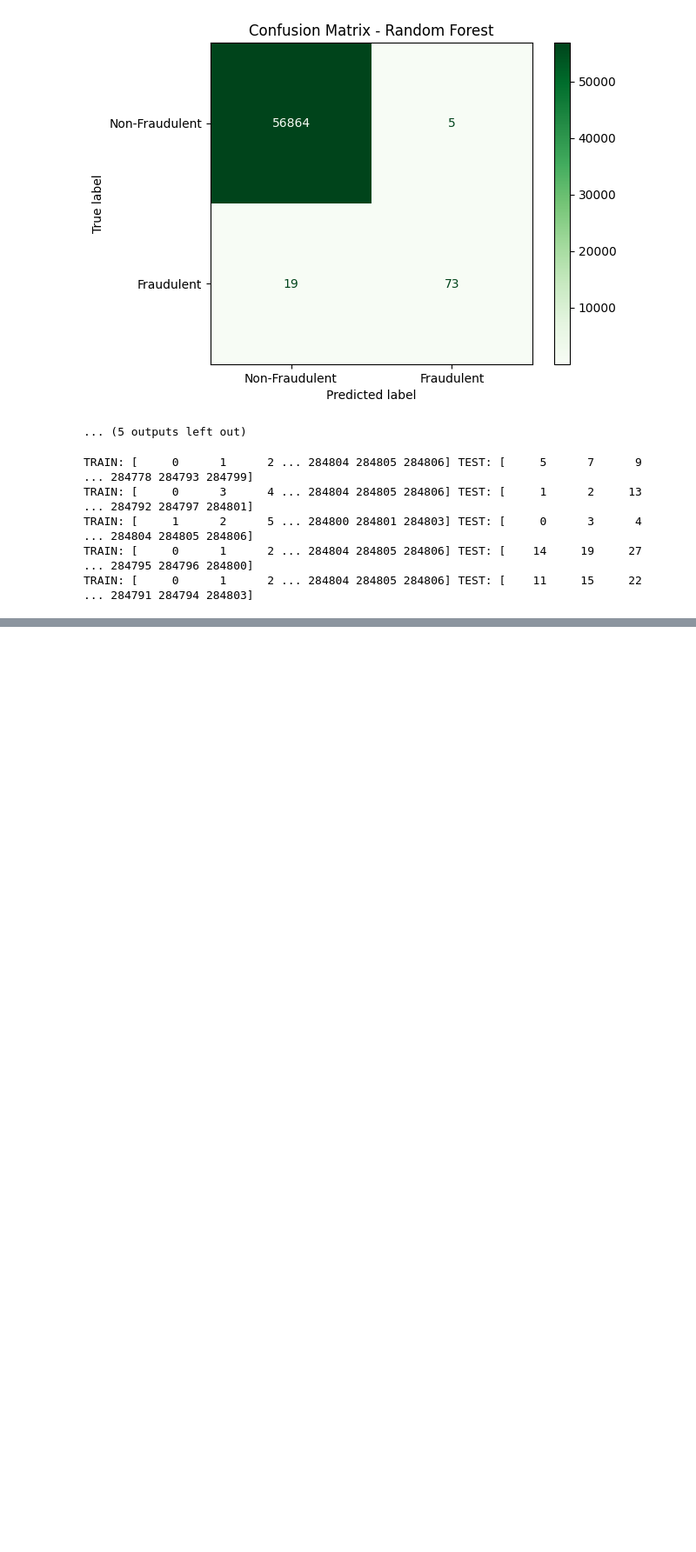
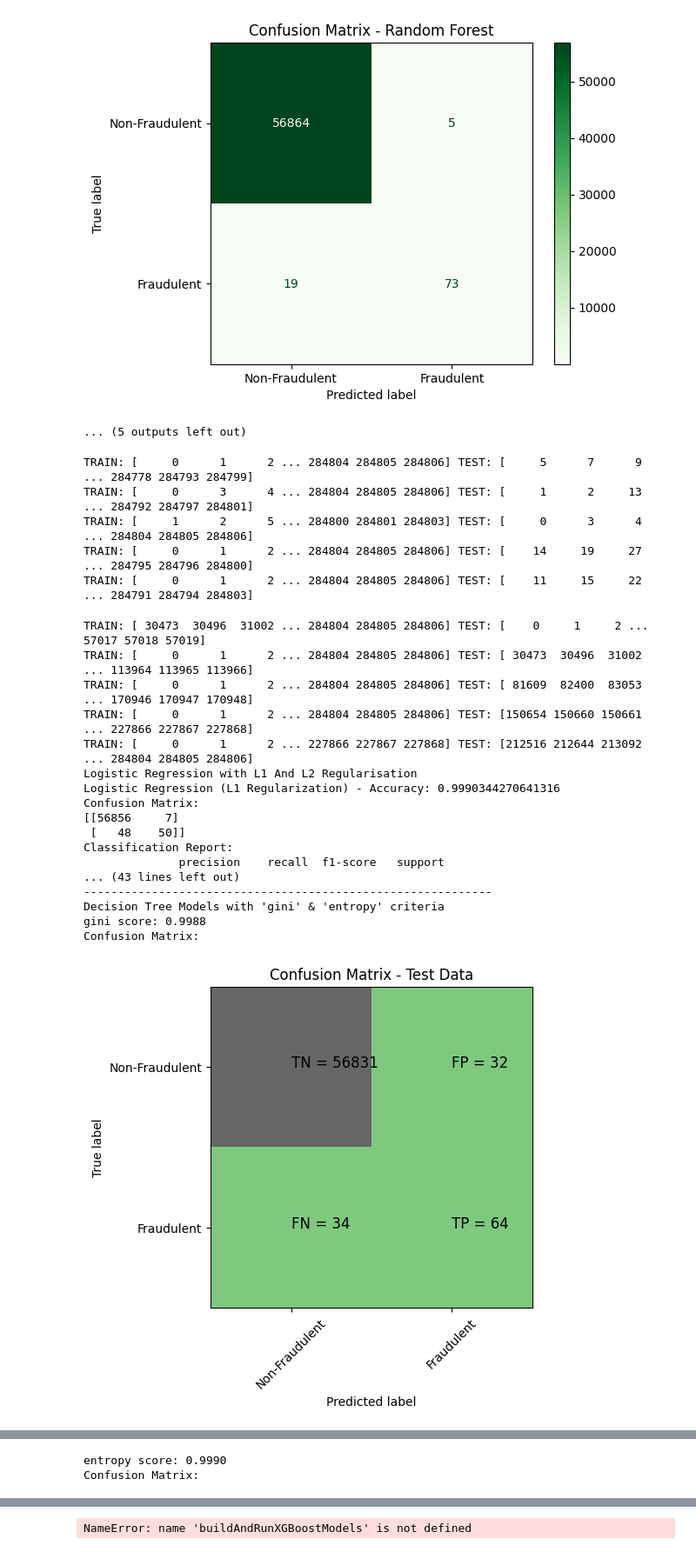
Before and after one commit to Aaratiii/CODSOFT-Credit_Card_Fraud_Detection, a Jupyter notebook: CreditCardFraudDetection.ipynb, the cells around one changed output, grey strips where cells are left out. Shown at 87% size. Saved outputs shown, nothing was run; the diff lists cells and outputs as text; code cells hidden in the pictures; blank space fills up the shorter version.

```diff
--- a/CreditCardFraudDetection.ipynb
+++ b/CreditCardFraudDetection.ipynb
@@ -1199,3 +1199,71 @@ TRAIN: [     0      3      4 ... 284804 284805 284806] TEST: [     1      2
 TRAIN: [     1      2      5 ... 284800 284801 284803] TEST: [     0      3      4 ... 284804 284805 284806]
 TRAIN: [     0      1      2 ... 284804 284805 284806] TEST: [    14     19     27 ... 284795 284796 284800]
 TRAIN: [     0      1      2 ... 284804 284805 284806] TEST: [    11     15     22 ... 284791 284794 284803]
+# %%
+skf = StratifiedKFold(n_splits=5, random_state=None)
+
+for train_index, test_index in skf.split(X, y):
+    print("TRAIN:", train_index, "TEST:", test_index)
+    X_train_SKF_cv, X_test_SKF_cv = X.iloc[train_index], X.iloc[test_index]
+    y_train_SKF_cv, y_test_SKF_cv = y.iloc[train_index], y.iloc[test_index]
+
+# Run Logistic Regression with L1 and L2 Regularisation
+print("Logistic Regression with L1 And L2 Regularisation")
+start_time = time.time()
+df_Results = buildAndRunLogisticModels(df_Results, "StratifiedKFold Cross Validation", X_train_SKF_cv, y_train_SKF_cv, X_test_SKF_cv, y_test_SKF_cv)
+print("Time Taken by Model: --- %s seconds ---" % (time.time() - start_time))
+print('-'*60)
+
+# Run KNN Model
+print("KNN Model")
+start_time = time.time()
+df_Results = buildAndRunKNNModels(df_Results, "StratifiedKFold Cross Validation", X_train_SKF_cv, y_train_SKF_cv, X_test_SKF_cv, y_test_SKF_cv)
+print("Time Taken by Model: --- %s seconds ---" % (time.time() - start_time))
+print('-'*60)
+
+# Run Decision Tree Models with 'gini' & 'entropy' criteria
+print("Decision Tree Models with 'gini' & 'entropy' criteria")
+start_time = time.time()
+df_Results = buildAndRunTreeModels(df_Results, "StratifiedKFold Cross Validation", X_train_SKF_cv, y_train_SKF_cv, X_test_SKF_cv, y_test_SKF_cv)
+print("Time Taken by Model: --- %s seconds ---" % (time.time() - start_time))
+print('-'*60)
+
+# Run Random Forest Model
+print("Random Forest Model")
+start_time = time.time()
+df_Results = buildAndRunRandomForestModels(df_Results, "StratifiedKFold Cross Validation", X_train_SKF_cv, y_train_SKF_cv, X_test_SKF_cv, y_test_SKF_cv)
+print("Time Taken by Model: --- %s seconds ---" % (time.time() - start_time))
+print('-'*60)
+
+# Run XGBoost Model
+print("XGBoost Model")
+start_time = time.time()
+df_Results = buildAndRunXGBoostModels(df_Results, "StratifiedKFold Cross Validation", X_train_SKF_cv, y_train_SKF_cv, X_test_SKF_cv, y_test_SKF_cv)
+print("Time Taken by Model: --- %s seconds ---" % (time.time() - start_time))
+print('-'*60)
+
+# Run SVM Model with Sigmoid Kernel
+print("SVM Model with Sigmoid Kernel")
+start_time = time.time()
+df_Results = buildAndRunSVMModels(df_Results, "StratifiedKFold Cross Validation", X_train_SKF_cv, y_train_SKF_cv, X_test_SKF_cv, y_test_SKF_cv)
+print("Time Taken by Model: --- %s seconds ---" % (time.time() - start_time))
+print('-'*60)
+# %% [output]
+TRAIN: [ 30473  30496  31002 ... 284804 284805 284806] TEST: [    0     1     2 ... 57017 57018 57019]
+TRAIN: [     0      1      2 ... 284804 284805 284806] TEST: [ 30473  30496  31002 ... 113964 113965 113966]
+TRAIN: [     0      1      2 ... 284804 284805 284806] TEST: [ 81609  82400  83053 ... 170946 170947 170948]
+TRAIN: [     0      1      2 ... 284804 284805 284806] TEST: [150654 150660 150661 ... 227866 227867 227868]
+TRAIN: [     0      1      2 ... 227866 227867 227868] TEST: [212516 212644 213092 ... 284804 284805 284806]
+Logistic Regression with L1 And L2 Regularisation
+Logistic Regression (L1 Regularization) - Accuracy: 0.9990344270641316
+Confusion Matrix:
+[[56856     7]
+ [   48    50]]
+Classification Report:
+              precision    recall  f1-score   support
+... (43 lines left out)
+------------------------------------------------------------
+Decision Tree Models with 'gini' & 'entropy' criteria
+gini score: 0.9988
+Confusion Matrix:
+[figure, added]
@@ -1201,0 +1284,2 @@ TRAIN: [     0      1      2 ... 284804 284805 284806] TEST: [    11     15
+entropy score: 0.9990
+Confusion Matrix:
@@ -1201,0 +1321 @@ TRAIN: [     0      1      2 ... 284804 284805 284806] TEST: [    11     15
+NameError: name 'buildAndRunXGBoostModels' is not defined
```
Also changed, not shown: parts of 2 cells of this notebook.
